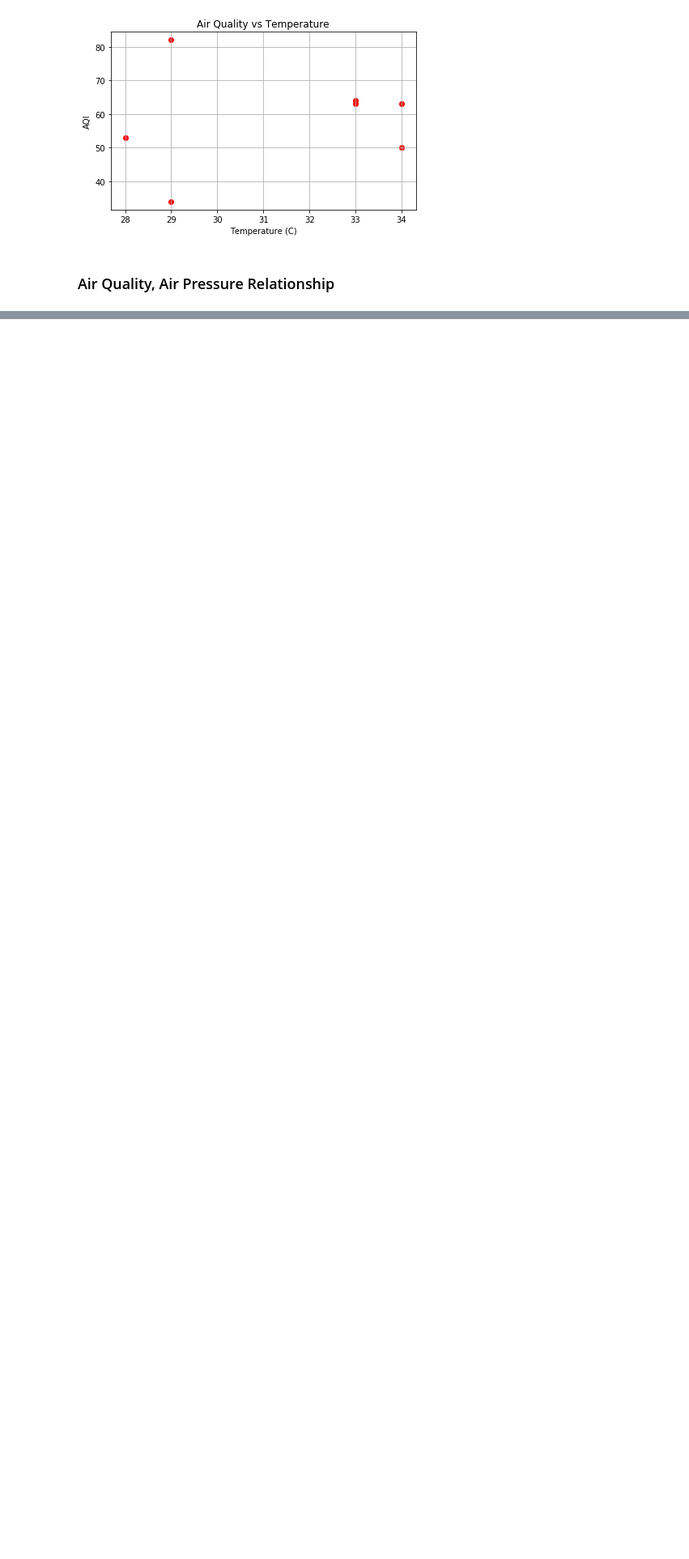
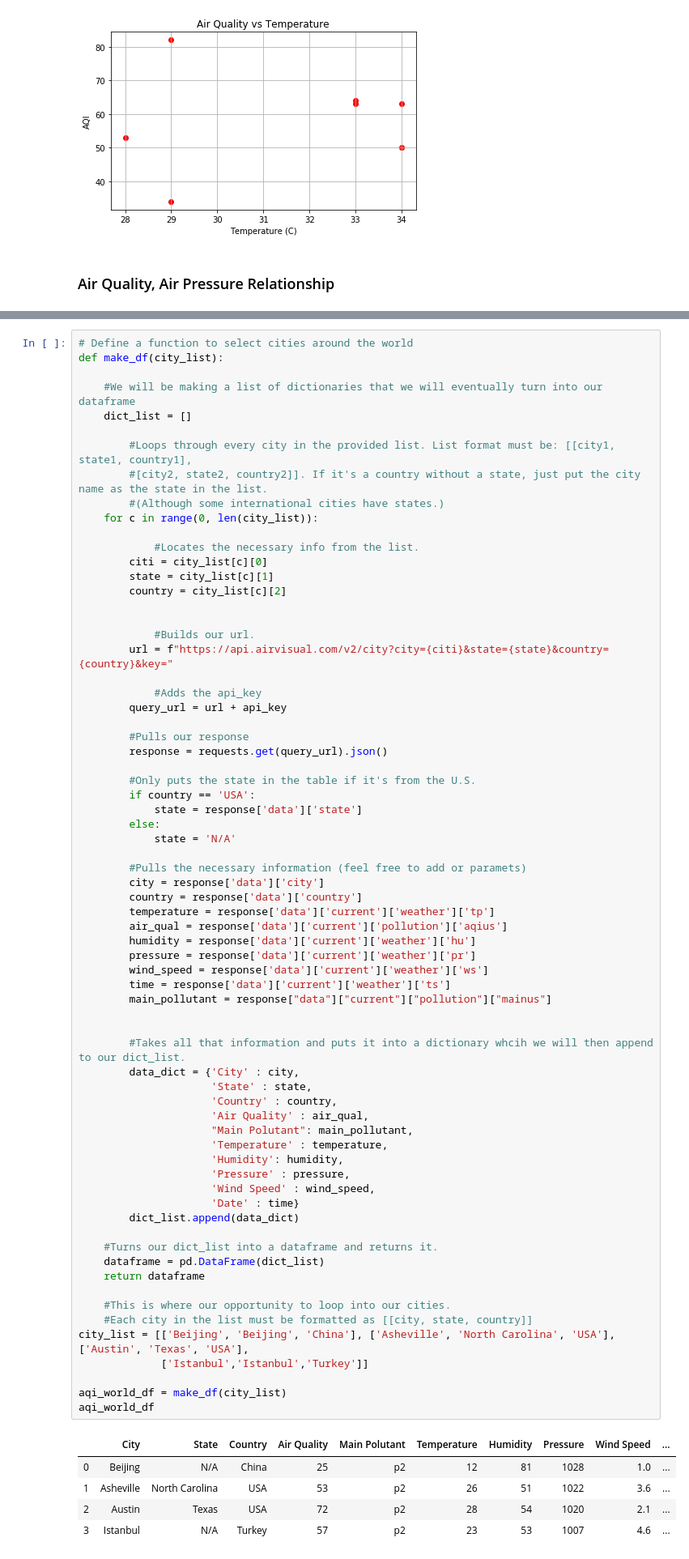
Before and after one commit to nadireag/Air-Quality, a Jupyter notebook: AirQualityPy.ipynb, the cells around one changed output, grey strips where cells are left out. Shown at 81% size. Saved outputs shown, nothing was run; the diff lists cells and outputs as text; blank space fills up the shorter version.

Commit message:
added function

```diff
--- a/AirQualityPy.ipynb
+++ b/AirQualityPy.ipynb
@@ -155,0 +183,75 @@ plt.savefig("Output/aqi_temp.png")
+# %%
+# Define a function to select cities around the world
+def make_df(city_list):
+
+    #We will be making a list of dictionaries that we will eventually turn into our dataframe
+    dict_list = []
+
+        #Loops through every city in the provided list. List format must be: [[city1, state1, country1],
+        #[city2, state2, country2]]. If it's a country without a state, just put the city name as the state in the list.
+        #(Although some international cities have states.)
+    for c in range(0, len(city_list)):
+
+            #Locates the necessary info from the list.
+        citi = city_list[c][0]
+        state = city_list[c][1]
+        country = city_list[c][2]
+
+
+            #Builds our url.
+        url = f"https://api.airvisual.com/v2/city?city={citi}&state={state}&country={country}&key="
+
+            #Adds the api_key
+        query_url = url + api_key
+
+        #Pulls our response
+        response = requests.get(query_url).json()
+
+        #Only puts the state in the table if it's from the U.S.
+        if country == 'USA':
+            state = response['data']['state']
+        else:
+            state = 'N/A'
+
+        #Pulls the necessary information (feel free to add or paramets)
+        city = response['data']['city']
+        country = response['data']['country']
+        temperature = response['data']['current']['weather']['tp']
+        air_qual = response['data']['current']['pollution']['aqius']
+        humidity = response['data']['current']['weather']['hu']
+        pressure = response['data']['current']['weather']['pr']
+        wind_speed = response['data']['current']['weather']['ws']
+        time = response['data']['current']['weather']['ts']
+        main_pollutant = response["data"]["current"]["pollution"]["mainus"]
+
+
+        #Takes all that information and puts it into a dictionary whcih we will then append to our dict_list.
+        data_dict = {'City' : city,
+                     'State' : state,
+                     'Country' : country,
+                     'Air Quality' : air_qual,
+                     "Main Polutant": main_pollutant,
+                     'Temperature' : temperature,
+                     'Humidity': humidity,
+                     'Pressure' : pressure,
+                     'Wind Speed' : wind_speed,
+                     'Date' : time}
+        dict_list.append(data_dict)
+
+    #Turns our dict_list into a dataframe and returns it.
+    dataframe = pd.DataFrame(dict_list)
+    return dataframe
+
+    #This is where our opportunity to loop into our cities.
+    #Each city in the list must be formatted as [[city, state, country]]
+city_list = [['Beijing', 'Beijing', 'China'], ['Asheville', 'North Carolina', 'USA'], ['Austin', 'Texas', 'USA'],
+             ['Istanbul','Istanbul','Turkey']]
+
+aqi_world_df = make_df(city_list)
+aqi_world_df
+# %% [output]
+|  | City | State | Country | Air Quality | Main Polutant | Temperature | Humidity | Pressure | Wind Speed | ... |
+| 0 | Beijing | N/A | China | 25 | p2 | 12 | 81 | 1028 | 1.0 | ... |
+| 1 | Asheville | North Carolina | USA | 53 | p2 | 26 | 51 | 1022 | 3.6 | ... |
+| 2 | Austin | Texas | USA | 72 | p2 | 28 | 54 | 1020 | 2.1 | ... |
+| 3 | Istanbul | N/A | Turkey | 57 | p2 | 23 | 53 | 1007 | 4.6 | ... |
```
Also changed, not shown: parts of 6 cells of this notebook.
